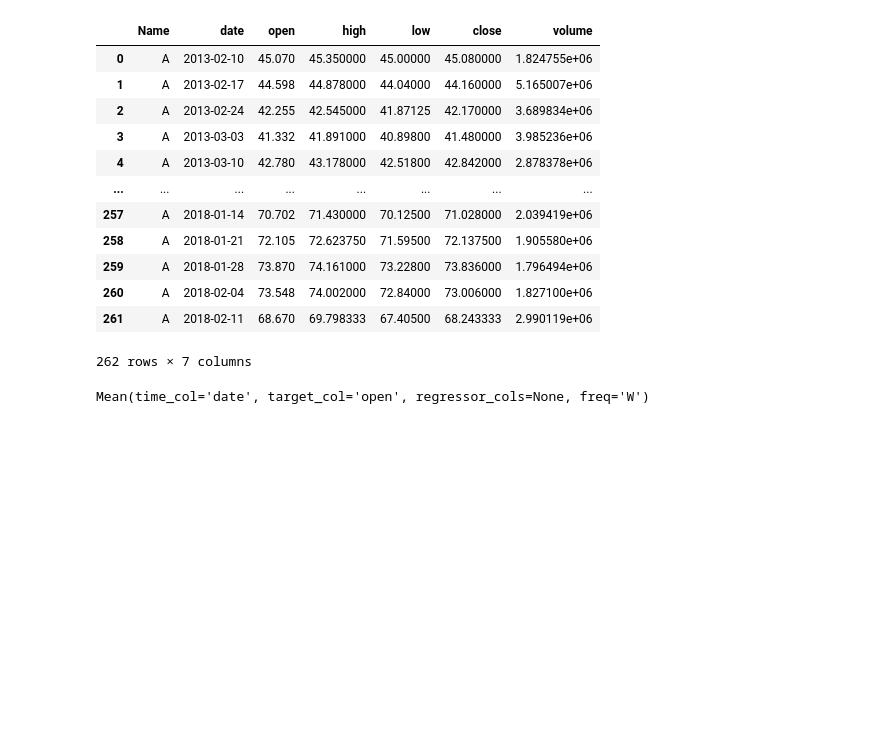
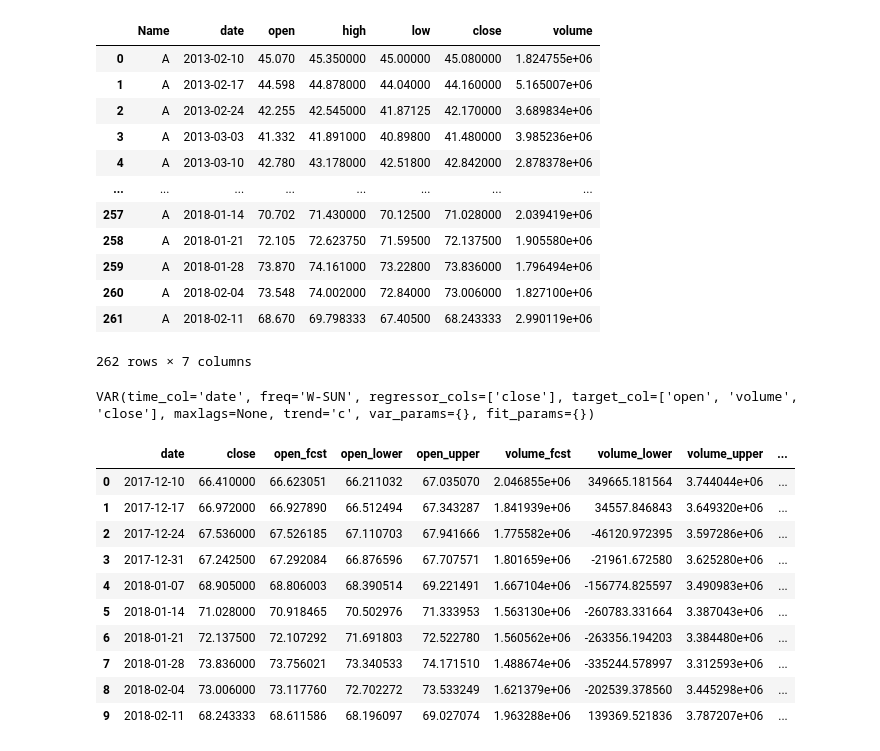
Before and after one commit to coldwhitewinters/tstools, a Jupyter notebook: notebook/tstools-playground-Copy1.ipynb, the cells around one changed output. Cells and saved outputs as stored; diff of their text form; code cells hidden in the pictures; blank space fills up the shorter version.

```diff
--- a/notebook/tstools-playground-Copy1.ipynb
+++ b/notebook/tstools-playground-Copy1.ipynb
@@ -158,9 +160,23 @@ model = Mean(time_col="date", target_col="open", regressor_cols=None, freq="W")
-# %%
-model.fit(data)
-# %% [output]
-Mean(time_col='date', target_col='open', regressor_cols=None, freq='W')
+# %%
+model.fit(train)
+# %% [output]
+VAR(time_col='date', freq='W-SUN', regressor_cols=['close'], target_col=['open', 'volume', 'close'], maxlags=None, trend='c', var_params={}, fit_params={})
 # %%
 future = model.get_future_dataframe(train, fh=10)
 future = future.merge(data[["date", "close"]], on="date")
 fcst = model.predict(future, conf_int=0.95)
+# %%
+fcst
+# %% [output]
+|  | date | close | open_fcst | open_lower | open_upper | volume_fcst | volume_lower | volume_upper | ... |
+| 0 | 2017-12-10 | 66.410000 | 66.623051 | 66.211032 | 67.035070 | 2.046855e+06 | 349665.181564 | 3.744044e+06 | ... |
+| 1 | 2017-12-17 | 66.972000 | 66.927890 | 66.512494 | 67.343287 | 1.841939e+06 | 34557.846843 | 3.649320e+06 | ... |
+| 2 | 2017-12-24 | 67.536000 | 67.526185 | 67.110703 | 67.941666 | 1.775582e+06 | -46120.972395 | 3.597286e+06 | ... |
+| 3 | 2017-12-31 | 67.242500 | 67.292084 | 66.876596 | 67.707571 | 1.801659e+06 | -21961.672580 | 3.625280e+06 | ... |
+| 4 | 2018-01-07 | 68.905000 | 68.806003 | 68.390514 | 69.221491 | 1.667104e+06 | -156774.825597 | 3.490983e+06 | ... |
+| 5 | 2018-01-14 | 71.028000 | 70.918465 | 70.502976 | 71.333953 | 1.563130e+06 | -260783.331664 | 3.387043e+06 | ... |
+| 6 | 2018-01-21 | 72.137500 | 72.107292 | 71.691803 | 72.522780 | 1.560562e+06 | -263356.194203 | 3.384480e+06 | ... |
+| 7 | 2018-01-28 | 73.836000 | 73.756021 | 73.340533 | 74.171510 | 1.488674e+06 | -335244.578997 | 3.312593e+06 | ... |
+| 8 | 2018-02-04 | 73.006000 | 73.117760 | 72.702272 | 73.533249 | 1.621379e+06 | -202539.378560 | 3.445298e+06 | ... |
+| 9 | 2018-02-11 | 68.243333 | 68.611586 | 68.196097 | 69.027074 | 1.963288e+06 | 139369.521836 | 3.787207e+06 | ... |
 # %%
```
Also changed, not shown: parts of 18 cells of this notebook, 2 other files.
